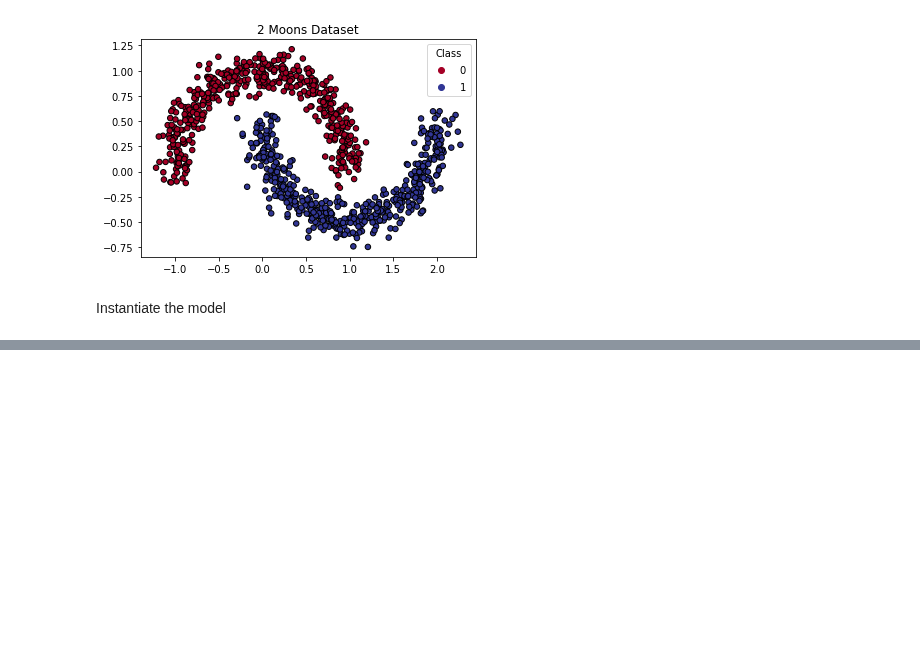
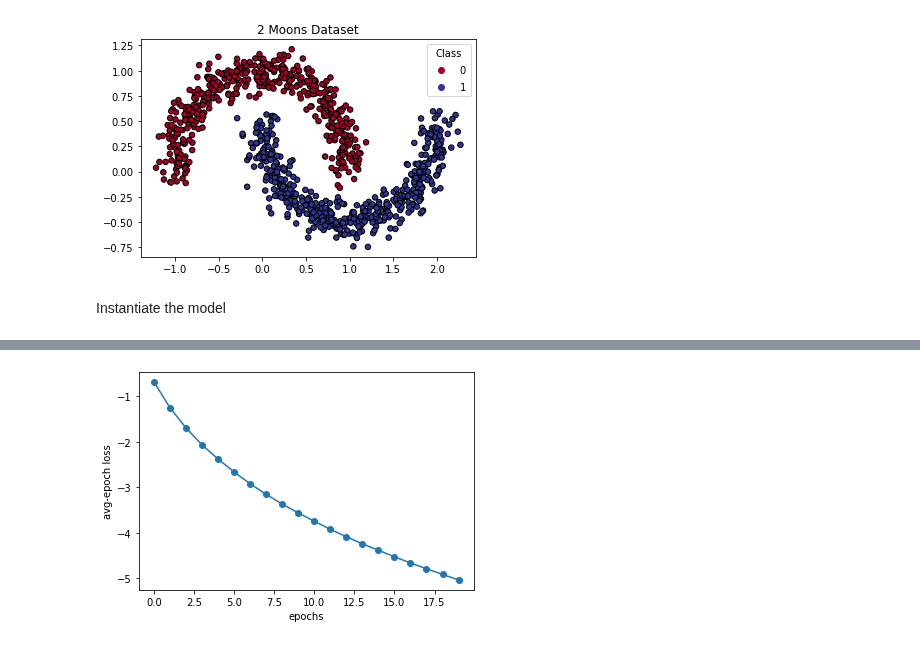
Before and after one commit to neelkanthrawat/Lipschitz_DSNN, a Jupyter notebook: norm_flow_with_learnable_splines.ipynb, the cells around one changed output, grey strips where cells are left out. Saved outputs shown, nothing was run; the diff lists cells and outputs as text; code cells hidden in the pictures; blank space fills up the shorter version.

```diff
--- a/norm_flow_with_learnable_splines.ipynb
+++ b/norm_flow_with_learnable_splines.ipynb
@@ -316,0 +318,20 @@ print("model is:"); print(two_moon_nf)
+# %%
+# Initialising model, trainer and criterion.
+
+# instantiate the model
+two_moon_nf = SimpleFCSlopeConstrained(
+    network_parameters=config_model['net_params'],
+    **additional_network_params)
+# print("model is:"); print(two_moon_nf)
+
+# define the criterion
+criterion_nf = loss_NF
+
+# instantiate the trainer
+trainer_2_moons_nf = Trainer_gen(model=two_moon_nf,
+                                xdata= X_tensor,
+                                criterion=criterion_nf,
+                                config = config_model,
+                                seed = 12,
+                                device = 'cpu',
+                                print_after_epoch=2)
@@ -316,0 +340,3 @@ print("model is:"); print(two_moon_nf)
+# %%
+# train the model
+trainer_2_moons_nf.train()
@@ -316,0 +354,10 @@ print("model is:"); print(two_moon_nf)
+# %%
+def plot_loss_trained_model(trainer, want_logscale=False):
+    train_loss =  trainer.avg_train_loss_epoch
+    plt.plot(train_loss, "o-", label="Train-loss")
+    plt.xlabel("epochs")
+    plt.ylabel("avg-epoch loss")
+# %%
+plot_loss_trained_model(trainer_2_moons_nf)
+# %% [output]
+[figure, added]
```
Also changed, not shown: parts of 13 cells of this notebook, 3 other files.
